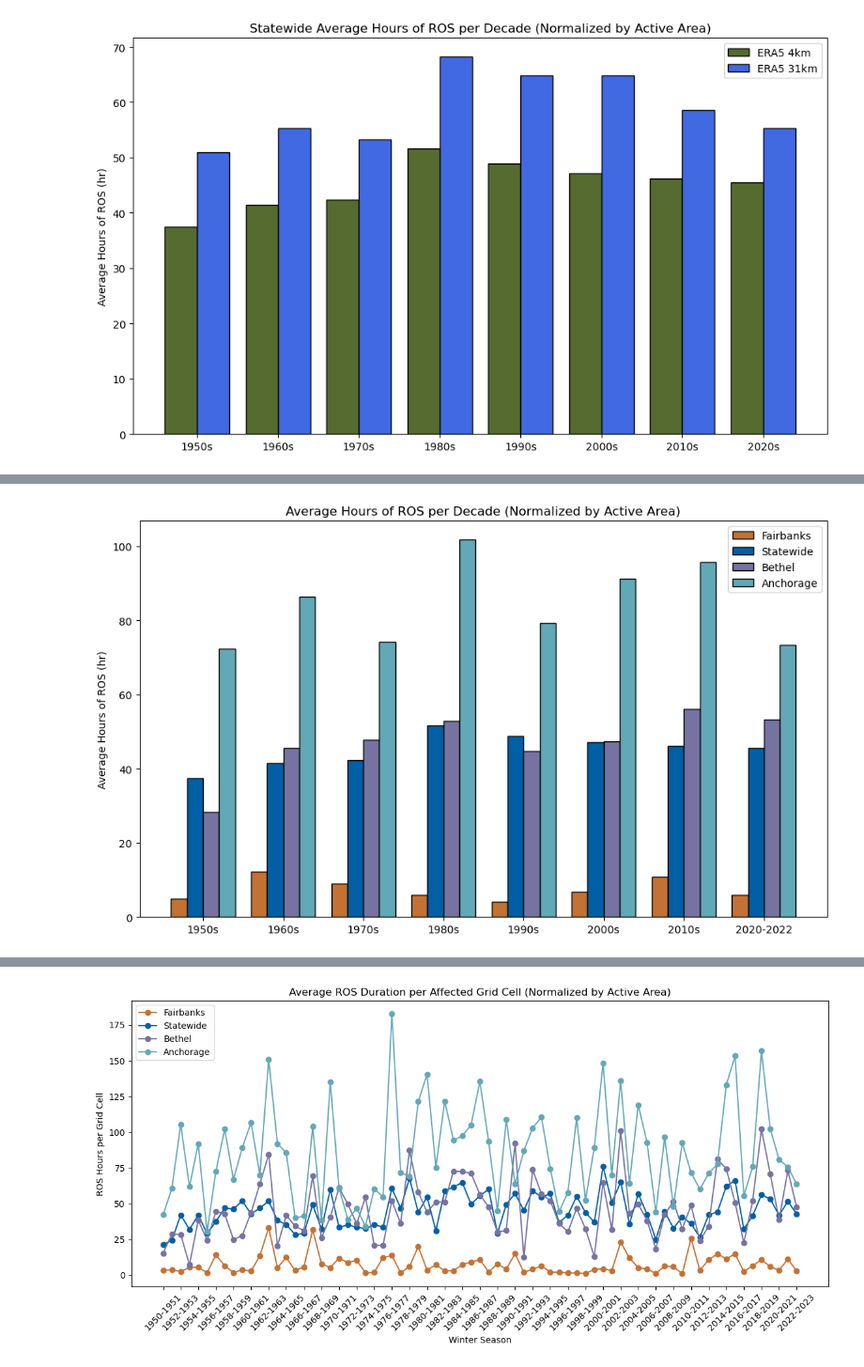
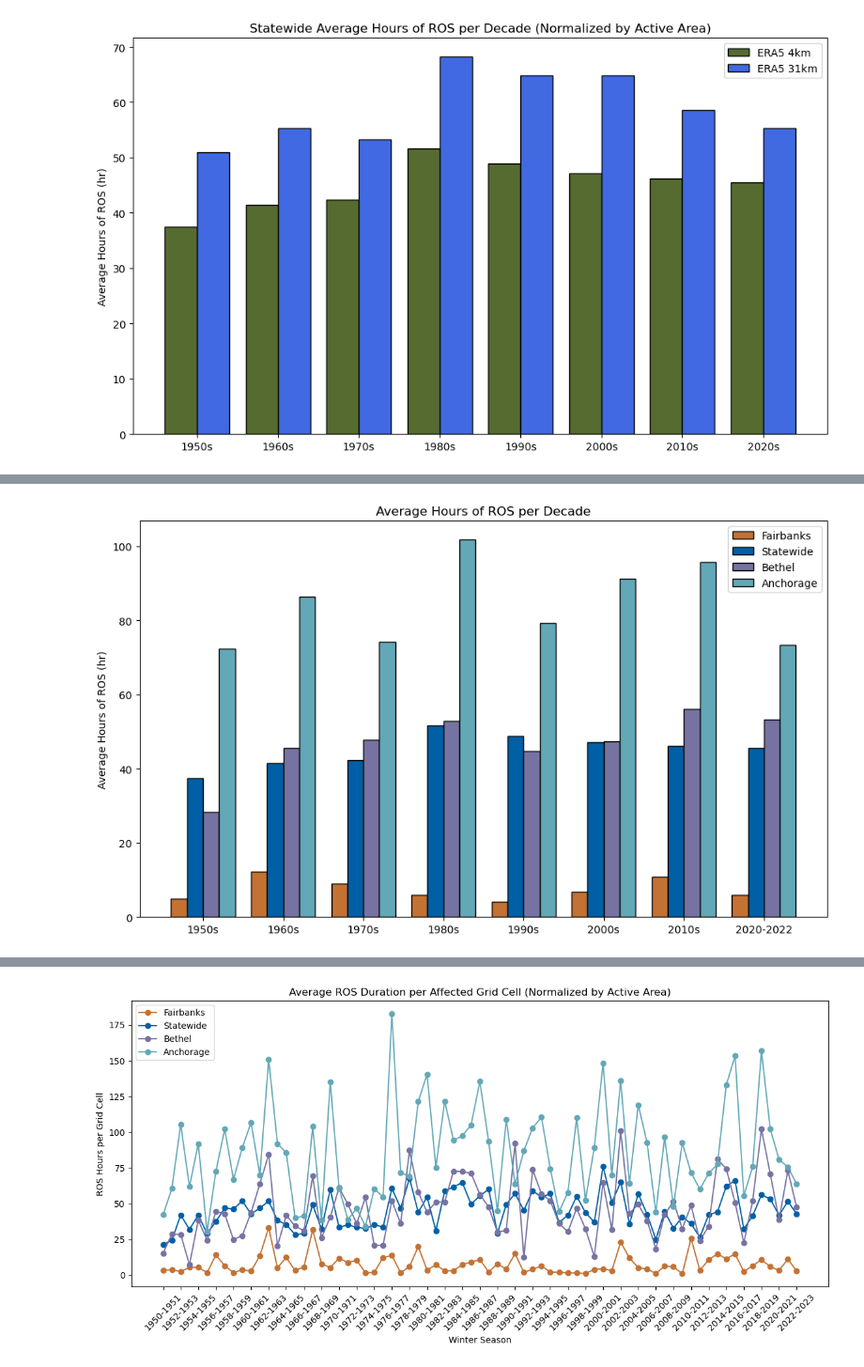
Before and after one commit to triciahutton/Rain-on-Snow-Analysis-, a Jupyter notebook: normalized_decadal_analysis.ipynb, the cells around one changed output, grey strips where cells are left out. Shown at 94% size. Cells and saved outputs as stored; diff of their text form; code cells hidden in the pictures.

Commit message:
Update climatology and trend analysis notebooks

```diff
--- a/normalized_decadal_analysis.ipynb
+++ b/normalized_decadal_analysis.ipynb
@@ -82,24 +82,3 @@ monthnumberlist=[11,12,1,2,3]
 ros_seasonal_total_4km=era5_4km['ros_tally'].sum(axis=1)
 ros_seasonal_total_31km=regridded_era5['ros_tally'].sum(axis=1)
 #ros_rain_sum_season_total_SUM_4km=era5_4km['rain_ros_sum'].sum(axis=1).mean(axis=0)
-# %%
-'''ros_hourly_totals_climatology = []
-for i in range(len(ros_seasonal_total_4km.season)):
-    val = ros_seasonal_total_4km.isel(season=i).sum().compute().item()
-    ros_hourly_totals_climatology.append(val)
-
-
-n_pixels_per_season = []
-
-for i in range(len(ros_seasonal_total_4km.season)):
-    ros_this_season = ros_seasonal_total_4km.isel(season=i)
-    # Create a boolean mask of where ROS occurred (value > 0)
-    grid_with_ros = ros_this_season > 0
-    # Count how many grid cells had ROS
-    n_pixels = grid_with_ros.sum().compute().item()
-    n_pixels_per_season.append(n_pixels)
-
-ros_hours_normalized = [total / n if n > 0 else np.nan
-                        for total, n in zip(ros_hourly_totals_climatology, n_pixels_per_season)]
-seasons = [str(s) for s in ros_seasonal_total_4km.season.values]
-'''
@@ -399,24 +260,24 @@ average_colors = {
 # %%
 decades=['1950s', '1960s', '1970s', '1980s', '1990s', '2000s', '2010s', '2020-2022']
 
 
 x = np.arange(len(decades))
 width = 0.20
 fig, ax = plt.subplots(figsize=(10,6))
 average_colors = [ "#63a8b7", "#c37234","#7673a2", "#005fa5"]
 
 ax.bar(x - 1.5*width, fai_decadal_means_4km, width, color=average_colors[1], edgecolor='black', label='Fairbanks')
 ax.bar(x - .5*width, decadal_means_4km, width, color=average_colors[3], edgecolor='black', label='Statewide')
 ax.bar(x + 0.5*width, bet_decadal_means_4km, width, color=average_colors[2], edgecolor='black', label='Bethel')
 ax.bar(x + 1.5*width, anc_decadal_means_4km, width, color=average_colors[0], edgecolor='black', label='Anchorage')
 
 ax.set_xticks(x)
 ax.set_xticklabels(decades)
 ax.set_ylabel('Average Hours of ROS (hr)')
 
-ax.set_title('Average Hours of ROS per Decade (Normalized by Active Area)')
+ax.set_title('Average Hours of ROS per Decade')
 ax.legend()
 plt.tight_layout()
 plt.show()
 # %% [output]
-[figure, old version]
+[figure, new version]
```
Also changed, not shown: parts of 22 cells of this notebook, 5 other files.
